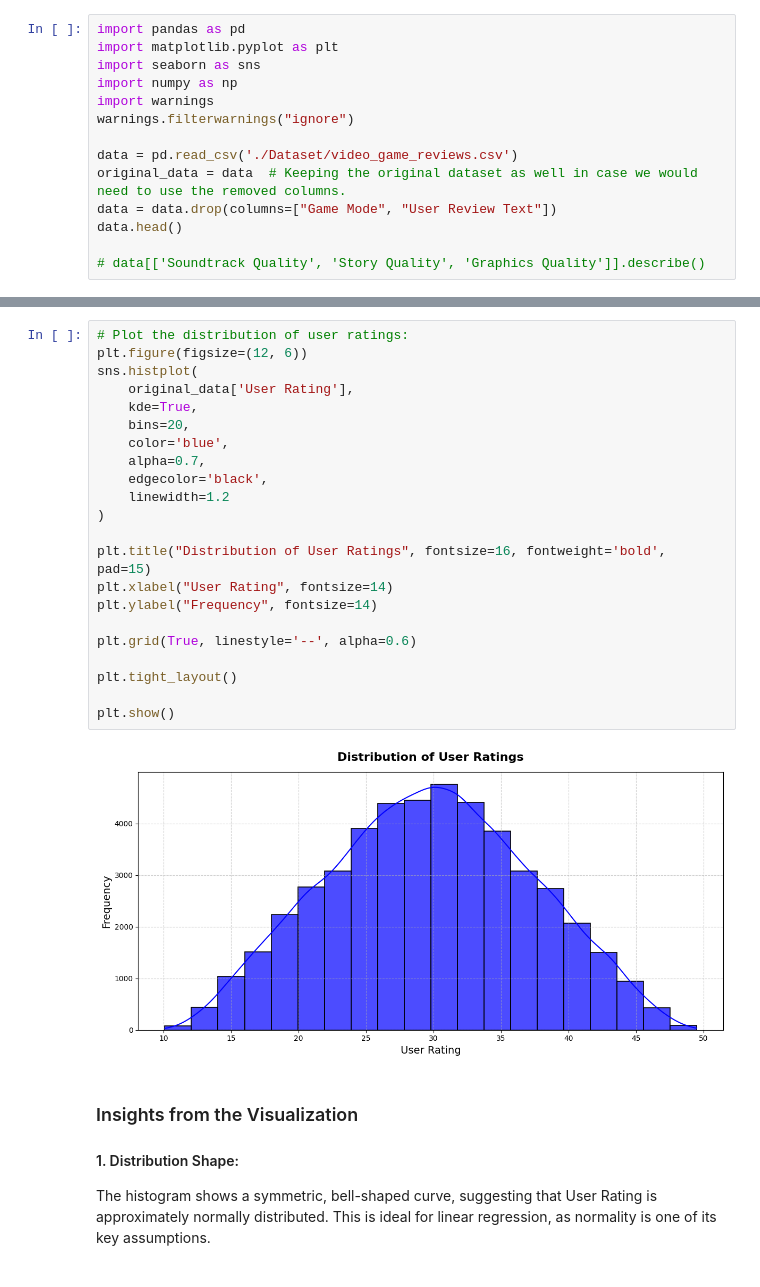
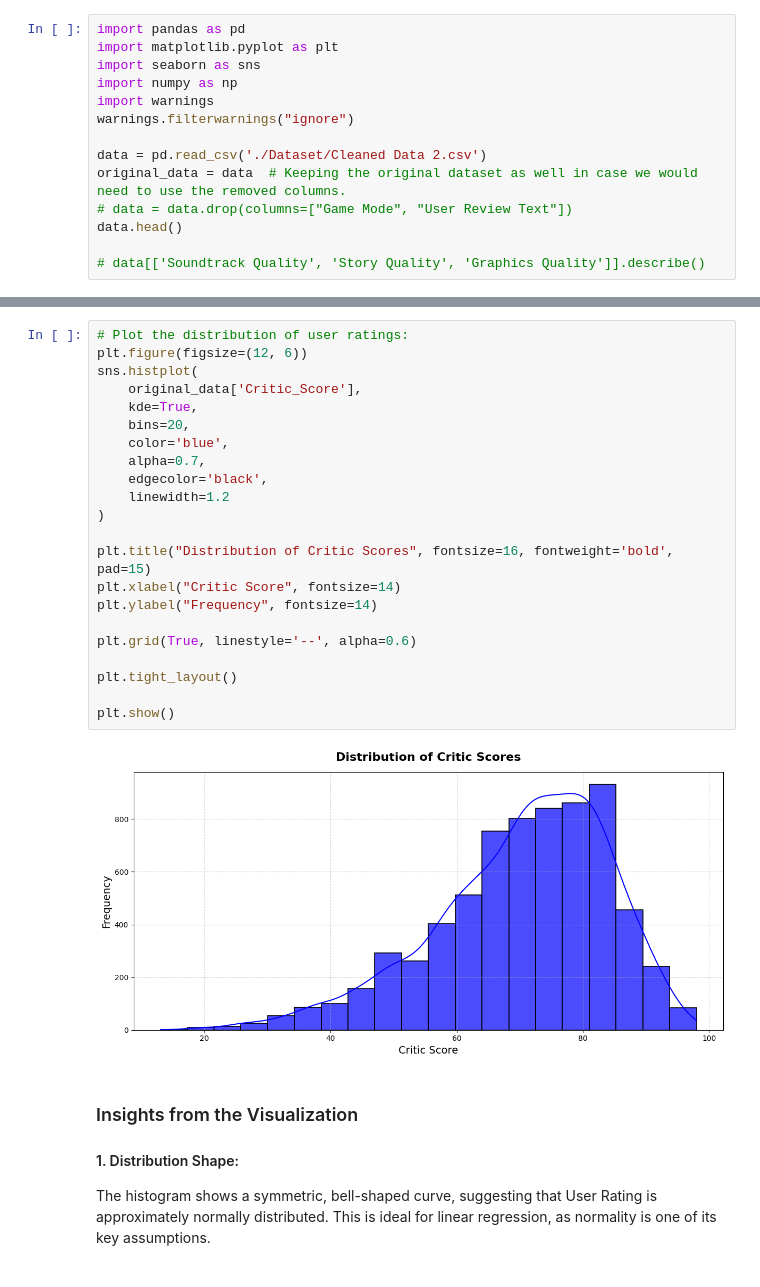
Before and after one commit to giladvi100/Data-Gaming, a Jupyter notebook: project.ipynb, the cells around one changed output, grey strips where cells are left out. Saved outputs shown, nothing was run; the diff lists cells and outputs as text.

```diff
--- a/project.ipynb
+++ b/project.ipynb
@@ -8,9 +8,9 @@ import numpy as np
 import warnings
 warnings.filterwarnings("ignore")
 
-data = pd.read_csv('./Dataset/video_game_reviews.csv')
+data = pd.read_csv('./Dataset/Cleaned Data 2.csv')
 original_data = data  # Keeping the original dataset as well in case we would need to use the removed columns.
-data = data.drop(columns=["Game Mode", "User Review Text"])
+# data = data.drop(columns=["Game Mode", "User Review Text"])
 data.head()
 
 # data[['Soundtrack Quality', 'Story Quality', 'Graphics Quality']].describe()
@@ -44,27 +44,27 @@ Visualizing the target variable gives us an idea of how other features might rel
 # %%
 # Plot the distribution of user ratings:
 plt.figure(figsize=(12, 6))
 sns.histplot(
-    original_data['User Rating'],
+    original_data['Critic_Score'],
     kde=True,
     bins=20,
     color='blue',
     alpha=0.7,
     edgecolor='black',
     linewidth=1.2
 )
 
-plt.title("Distribution of User Ratings", fontsize=16, fontweight='bold', pad=15)
-plt.xlabel("User Rating", fontsize=14)
+plt.title("Distribution of Critic Scores", fontsize=16, fontweight='bold', pad=15)
+plt.xlabel("Critic Score", fontsize=14)
 plt.ylabel("Frequency", fontsize=14)
 
 plt.grid(True, linestyle='--', alpha=0.6)
 
 plt.tight_layout()
 
 plt.show()
 # %% [output]
-[figure, old version]
+[figure, new version]
 # %% [markdown]
 ### Insights from the Visualization
 ####  1. Distribution Shape:
```
Also changed, not shown: parts of 18 cells of this notebook.
